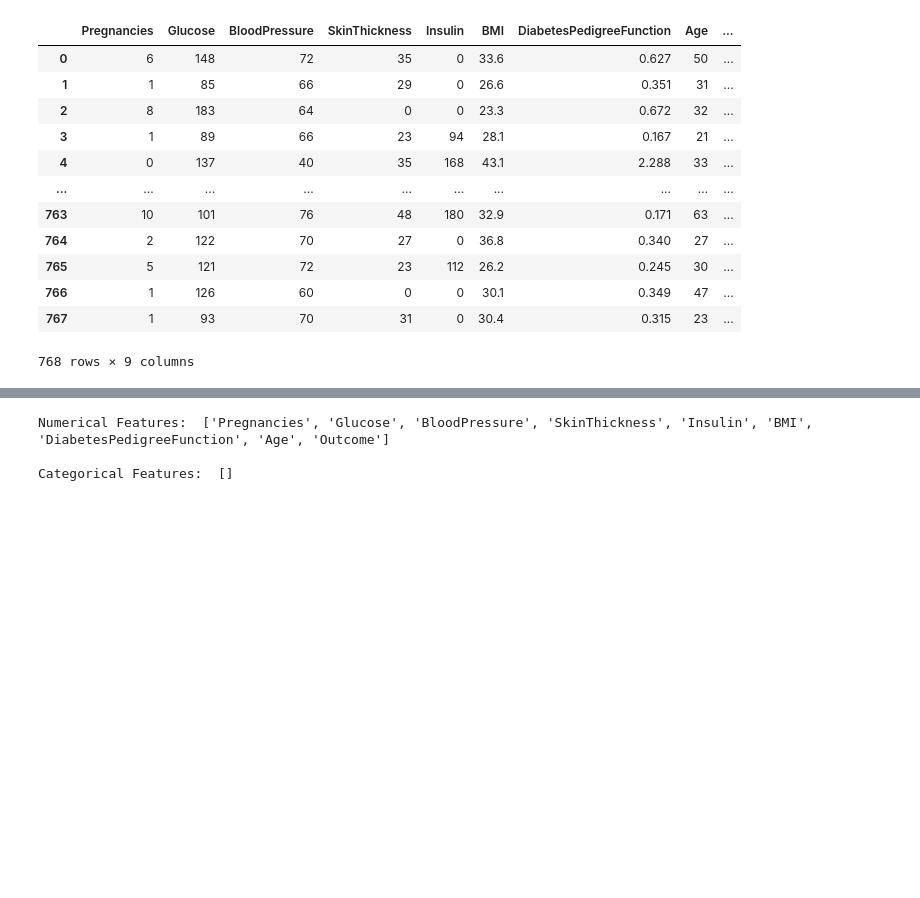
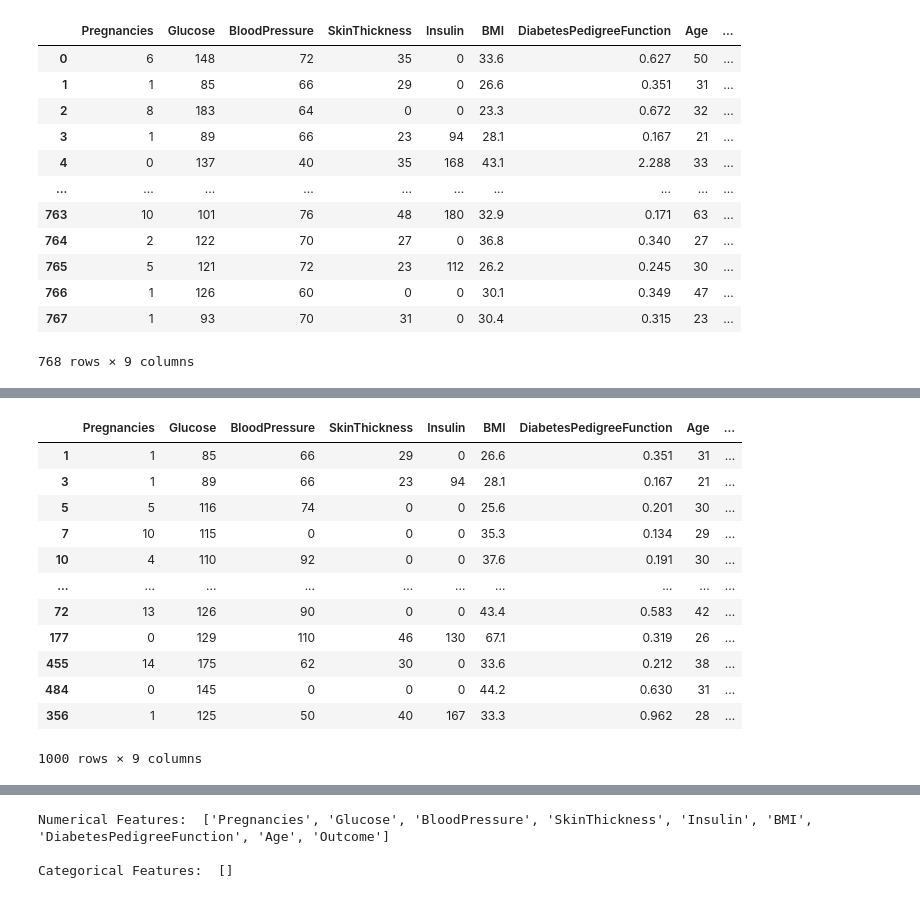
Before and after one commit to KalyanM45/OpenHealth, a Jupyter notebook: Notebook_Experiments/Diabetes_Disease_Prediction.ipynb, the cells around one changed output, grey strips where cells are left out. Cells and saved outputs as stored; diff of their text form; code cells hidden in the pictures; blank space fills up the shorter version.

```diff
--- a/Notebook_Experiments/Diabetes_Disease_Prediction.ipynb
+++ b/Notebook_Experiments/Diabetes_Disease_Prediction.ipynb
@@ -48,3 +78,23 @@ Name: count, dtype: int64
+# %%
+df_n = class_1.sample(500, replace=True)
+
+df = pd.concat([class_0, df_n], axis=0)
+
+df
+# %% [output]
+|  | Pregnancies | Glucose | BloodPressure | SkinThickness | Insulin | BMI | DiabetesPedigreeFunction | Age | ... |
+| 1 | 1 | 85 | 66 | 29 | 0 | 26.6 | 0.351 | 31 | ... |
+| 3 | 1 | 89 | 66 | 23 | 94 | 28.1 | 0.167 | 21 | ... |
+| 5 | 5 | 116 | 74 | 0 | 0 | 25.6 | 0.201 | 30 | ... |
+| 7 | 10 | 115 | 0 | 0 | 0 | 35.3 | 0.134 | 29 | ... |
+| 10 | 4 | 110 | 92 | 0 | 0 | 37.6 | 0.191 | 30 | ... |
+| ... | ... | ... | ... | ... | ... | ... | ... | ... | ... |
+| 72 | 13 | 126 | 90 | 0 | 0 | 43.4 | 0.583 | 42 | ... |
+| 177 | 0 | 129 | 110 | 46 | 130 | 67.1 | 0.319 | 26 | ... |
+| 455 | 14 | 175 | 62 | 30 | 0 | 33.6 | 0.212 | 38 | ... |
+| 484 | 0 | 145 | 0 | 0 | 0 | 44.2 | 0.630 | 31 | ... |
+| 356 | 1 | 125 | 50 | 40 | 167 | 33.3 | 0.962 | 28 | ... |
+1000 rows × 9 columns
 # %%
 df.info()
 # %% [output]
```
Also changed, not shown: parts of 16 cells of this notebook.
